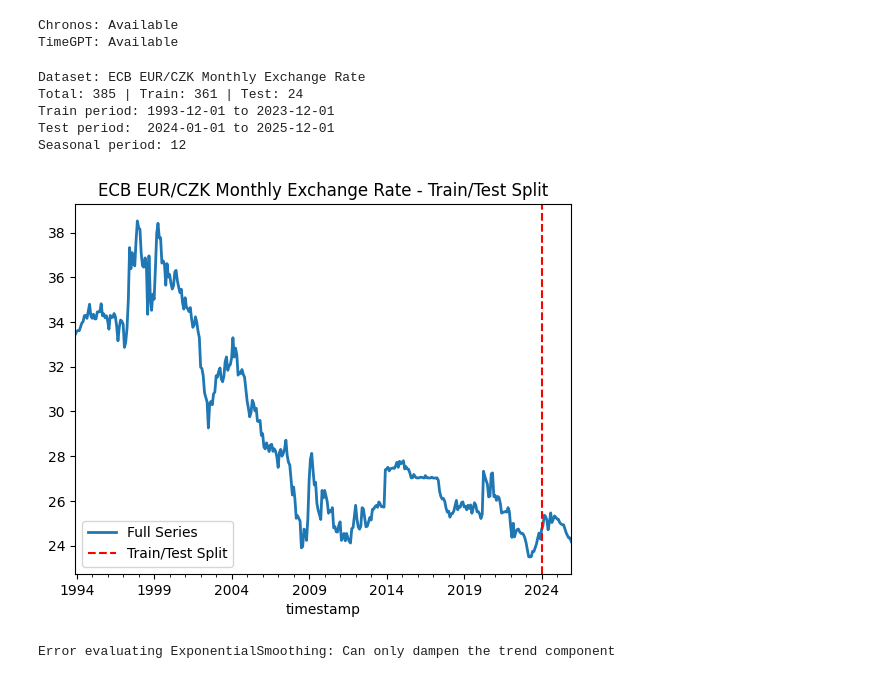
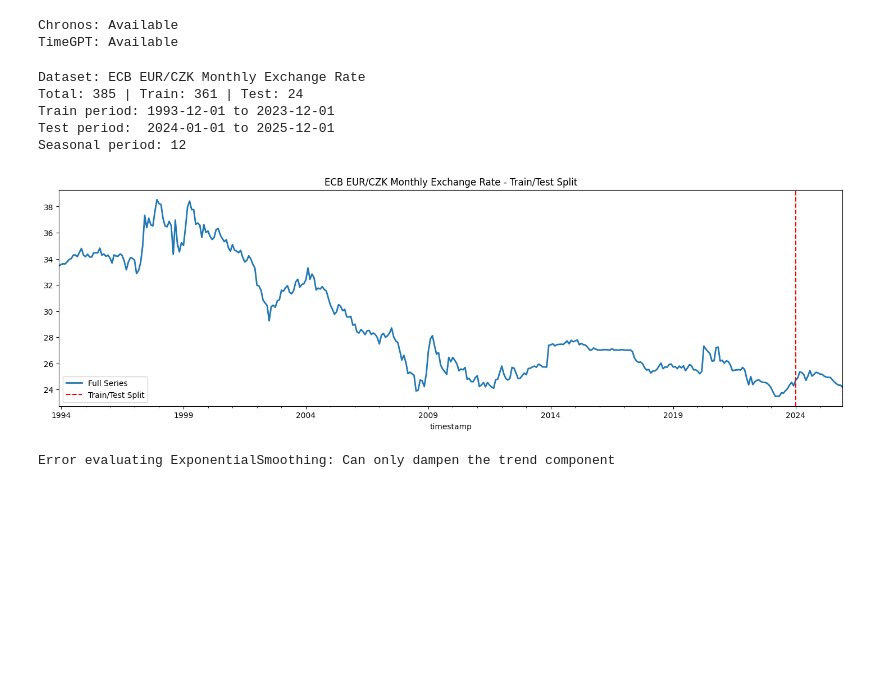
Before and after one commit to ContiHan/Statistika, a Jupyter notebook: forecasting/03_forecasting_ecb_eurczk_monthly.ipynb, the cells around one changed output. Saved outputs shown, nothing was run; the diff lists cells and outputs as text; code cells hidden in the pictures; blank space fills up the shorter version.

```diff
--- a/forecasting/03_forecasting_ecb_eurczk_monthly.ipynb
+++ b/forecasting/03_forecasting_ecb_eurczk_monthly.ipynb
@@ -134,35 +134,35 @@ offset_map = {
     'D': pd.DateOffset(days=test_periods),
     'H': pd.DateOffset(hours=test_periods)
 }
 offset = offset_map.get(freq, pd.DateOffset(days=test_periods))
 
 train, test = series.split_after(pd.Timestamp(series.end_time()) - offset)
 
 # === SCALING (for Deep Learning models) ===
 # IMPORTANT: Scaler is fitted ONLY on training data to prevent data leakage
 scaler = Scaler()
 train_scaled = scaler.fit_transform(train)
 test_scaled = scaler.transform(test)  # Transform only, no fitting
 series_scaled = scaler.transform(series)
 
 print(f"Dataset: {DATASET_CONFIG['name']}")
 print(f"Total: {len(series)} | Train: {len(train)} | Test: {len(test)}")
 print(f"Train period: {train.start_time().date()} to {train.end_time().date()}")
 print(f"Test period:  {test.start_time().date()} to {test.end_time().date()}")
 print(f"Seasonal period: {DATASET_CONFIG['seasonal_period']}")
 
-series.plot(label='Full Series')
+series.plot(label='Full Series', figsize=(18, 5))
 plt.axvline(x=test.start_time(), color='red', linestyle='--', label='Train/Test Split')
 plt.title(f"{DATASET_CONFIG['name']} - Train/Test Split")
 plt.legend()
 plt.show()
 # %% [output]
 Dataset: ECB EUR/CZK Monthly Exchange Rate
 Total: 385 | Train: 361 | Test: 24
 Train period: 1993-12-01 to 2023-12-01
 Test period:  2024-01-01 to 2025-12-01
 Seasonal period: 12
-[figure, old version]
+[figure, new version]
 # %%
 # 3. Evaluation Metrics and Result Logging
 #
```
Also changed, not shown: 4 other files.
